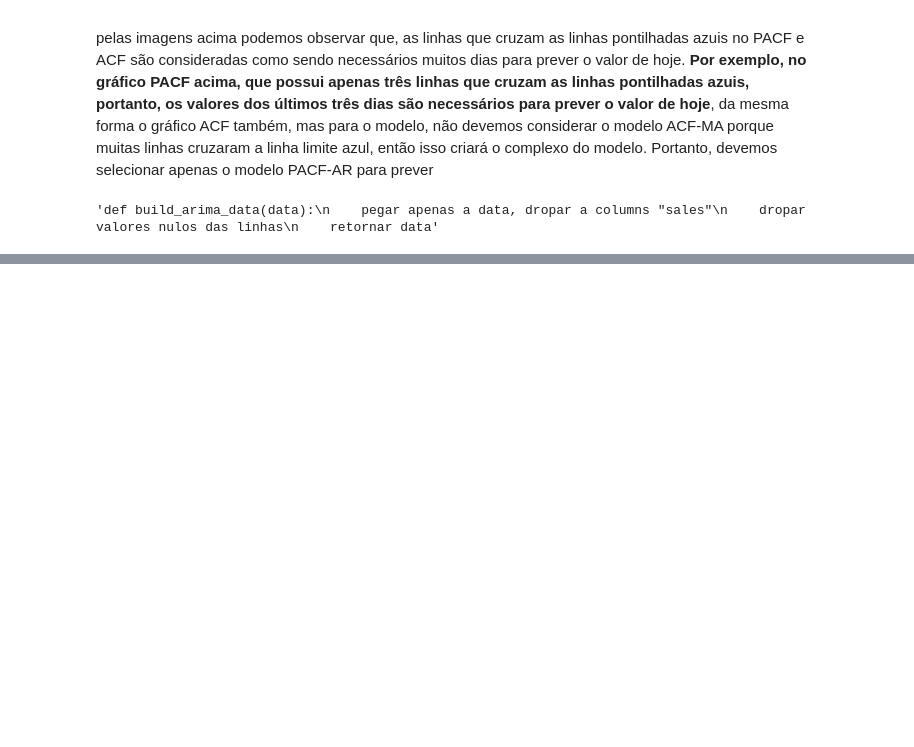
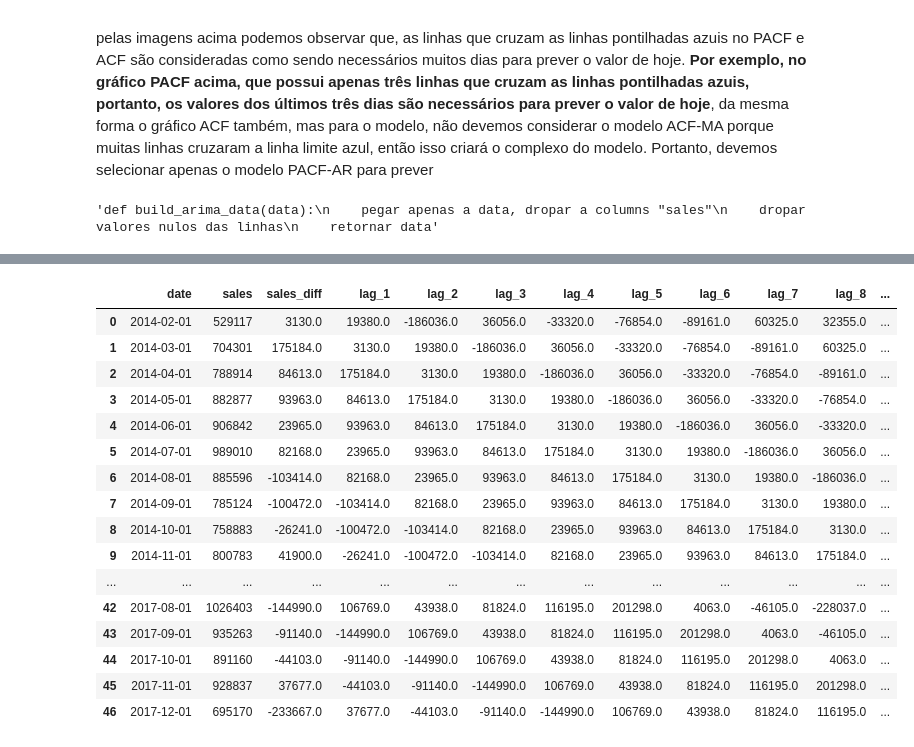
Before and after one commit to andrxduarte/190700030784, a Jupyter notebook: Caderno.ipynb, the cells around one changed output, grey strips where cells are left out. Saved outputs shown, nothing was run; the diff lists cells and outputs as text; code cells hidden in the pictures; blank space fills up the shorter version.

```diff
--- a/Caderno.ipynb
+++ b/Caderno.ipynb
@@ -410,0 +473,36 @@ pelas imagens acima podemos observar que, as linhas que cruzam as linhas pontilh
+# %%
+def built_supervised(data):
+    supervised_df = data.copy()
+
+    # Criar coluna para cada atraso (1 a 12)
+    for i in range(1, 13):
+        col_name = 'lag_' + str(i)
+        supervised_df[col_name] = supervised_df['sales_diff'].shift(i)
+
+    # Remove os valores nulos
+    supervised_df = supervised_df.dropna().reset_index(drop=True)
+
+    supervised_df.to_csv('./model_df.csv', index=False)
+
+    return supervised_df
+# %%
+model = built_supervised(stationary_df)
+model
+# %% [output]
+|  | date | sales | sales_diff | lag_1 | lag_2 | lag_3 | lag_4 | lag_5 | lag_6 | lag_7 | lag_8 | ... |
+| 0 | 2014-02-01 | 529117 | 3130.0 | 19380.0 | -186036.0 | 36056.0 | -33320.0 | -76854.0 | -89161.0 | 60325.0 | 32355.0 | ... |
+| 1 | 2014-03-01 | 704301 | 175184.0 | 3130.0 | 19380.0 | -186036.0 | 36056.0 | -33320.0 | -76854.0 | -89161.0 | 60325.0 | ... |
+| 2 | 2014-04-01 | 788914 | 84613.0 | 175184.0 | 3130.0 | 19380.0 | -186036.0 | 36056.0 | -33320.0 | -76854.0 | -89161.0 | ... |
+| 3 | 2014-05-01 | 882877 | 93963.0 | 84613.0 | 175184.0 | 3130.0 | 19380.0 | -186036.0 | 36056.0 | -33320.0 | -76854.0 | ... |
+| 4 | 2014-06-01 | 906842 | 23965.0 | 93963.0 | 84613.0 | 175184.0 | 3130.0 | 19380.0 | -186036.0 | 36056.0 | -33320.0 | ... |
+| 5 | 2014-07-01 | 989010 | 82168.0 | 23965.0 | 93963.0 | 84613.0 | 175184.0 | 3130.0 | 19380.0 | -186036.0 | 36056.0 | ... |
+| 6 | 2014-08-01 | 885596 | -103414.0 | 82168.0 | 23965.0 | 93963.0 | 84613.0 | 175184.0 | 3130.0 | 19380.0 | -186036.0 | ... |
+| 7 | 2014-09-01 | 785124 | -100472.0 | -103414.0 | 82168.0 | 23965.0 | 93963.0 | 84613.0 | 175184.0 | 3130.0 | 19380.0 | ... |
+| 8 | 2014-10-01 | 758883 | -26241.0 | -100472.0 | -103414.0 | 82168.0 | 23965.0 | 93963.0 | 84613.0 | 175184.0 | 3130.0 | ... |
+| 9 | 2014-11-01 | 800783 | 41900.0 | -26241.0 | -100472.0 | -103414.0 | 82168.0 | 23965.0 | 93963.0 | 84613.0 | 175184.0 | ... |
+| ... | ... | ... | ... | ... | ... | ... | ... | ... | ... | ... | ... | ... |
+| 42 | 2017-08-01 | 1026403 | -144990.0 | 106769.0 | 43938.0 | 81824.0 | 116195.0 | 201298.0 | 4063.0 | -46105.0 | -228037.0 | ... |
+| 43 | 2017-09-01 | 935263 | -91140.0 | -144990.0 | 106769.0 | 43938.0 | 81824.0 | 116195.0 | 201298.0 | 4063.0 | -46105.0 | ... |
+| 44 | 2017-10-01 | 891160 | -44103.0 | -91140.0 | -144990.0 | 106769.0 | 43938.0 | 81824.0 | 116195.0 | 201298.0 | 4063.0 | ... |
+| 45 | 2017-11-01 | 928837 | 37677.0 | -44103.0 | -91140.0 | -144990.0 | 106769.0 | 43938.0 | 81824.0 | 116195.0 | 201298.0 | ... |
+| 46 | 2017-12-01 | 695170 | -233667.0 | 37677.0 | -44103.0 | -91140.0 | -144990.0 | 106769.0 | 43938.0 | 81824.0 | 116195.0 | ... |
```
Also changed, not shown: parts of 38 cells of this notebook, 1 other file.
